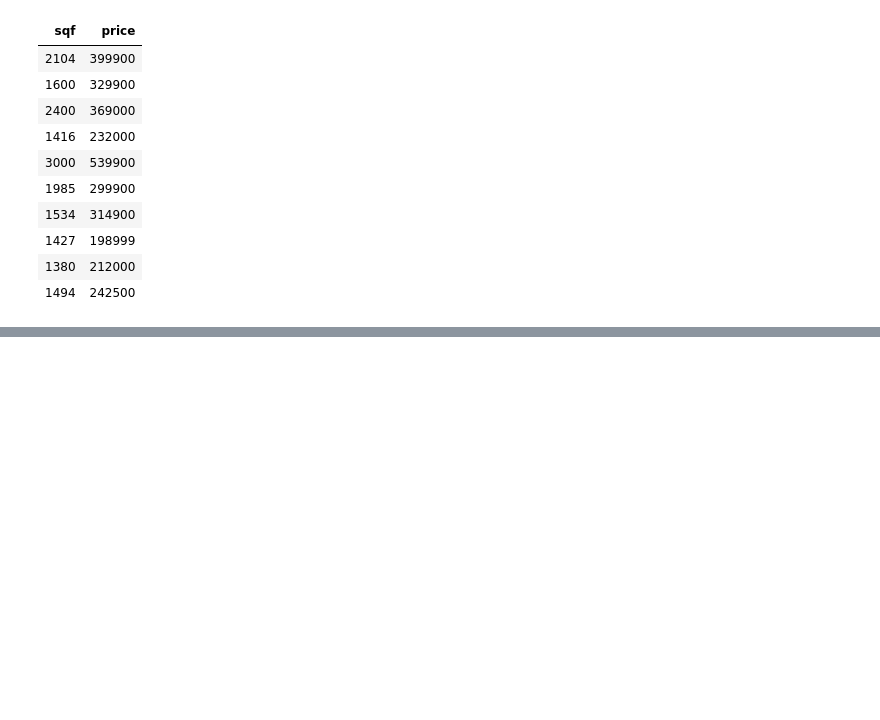
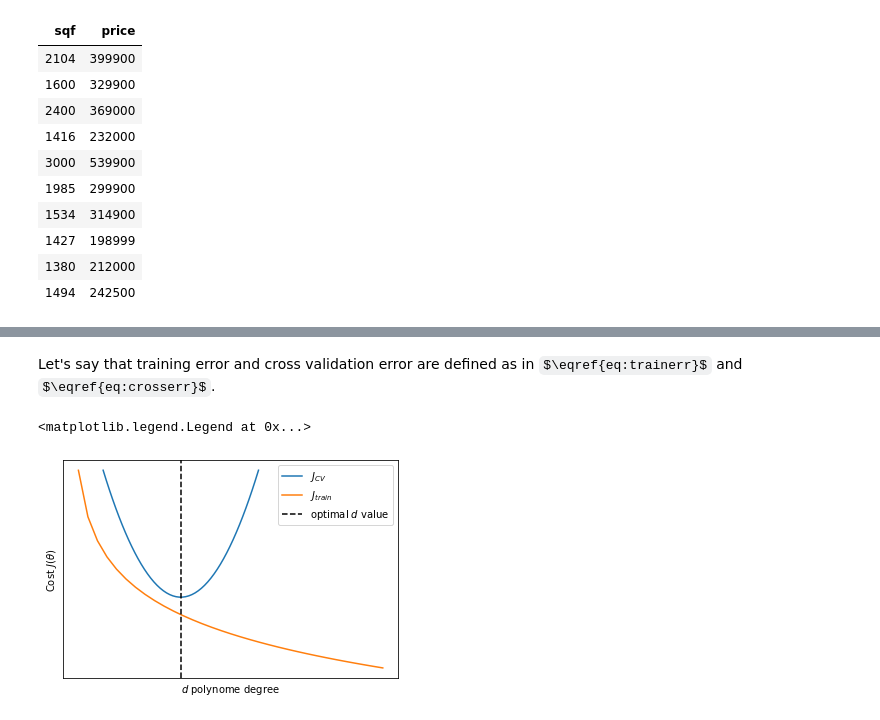
Before and after one commit to marnec/ML, a Jupyter notebook: ML-17-Diagnostic.ipynb, the cells around one changed output, grey strips where cells are left out. Drawn from its saved outputs; the diff is of its cells as text; code cells hidden in the pictures; some formulas as TeX source; blank space fills up the shorter version.

```diff
--- a/ML-17-Diagnostic.ipynb
+++ b/ML-17-Diagnostic.ipynb
@@ -207,0 +242,22 @@ While it is ill advised to optimizize $J_\text{test}(\theta)$ and $J_\text{CV}(\
+# %% [markdown]
+Let's say that training error and cross validation error are defined as in $\eqref{eq:trainerr}$ and $\eqref{eq:crosserr}$.
+# %%
+%%capture --no-display
+xcross = np.linspace(-.5, .5)
+xtrain = np.linspace(-1, 2)
+
+jtrain = -np.log(xtrain)
+jcross = 10*xcross ** 2
+
+fig, ax = plt.subplots()
+ax.plot(xcross-.8, jcross+.7, label='$J_{CV}$')
+ax.plot(xtrain - 1.5 , jtrain, label='$J_{train}$')
+ax.axvline(-.8, ls='--', c='k', label='optimal $d$ value')
+ax.set_xticks([])
+ax.set_yticks([])
+ax.set_ylabel('Cost $J(\\theta)$')
+ax.set_xlabel('$d$ polynome degree')
+ax.legend();
+# %% [output]
+<matplotlib.legend.Legend at 0x...>
+[figure, added]
```
Also changed, not shown: parts of 3 cells of this notebook, 19 other files.
